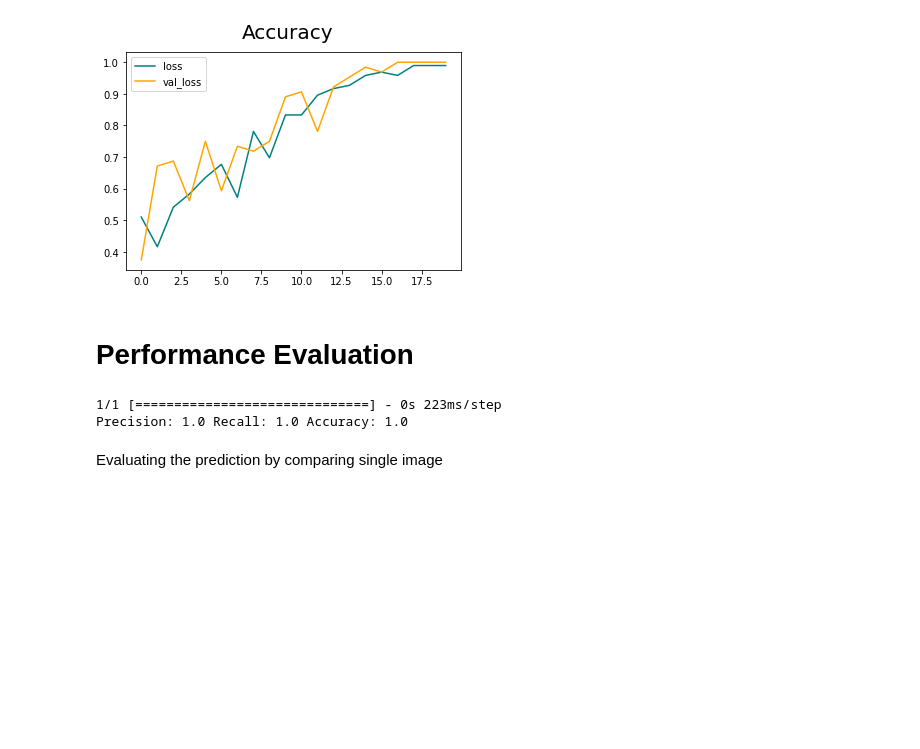
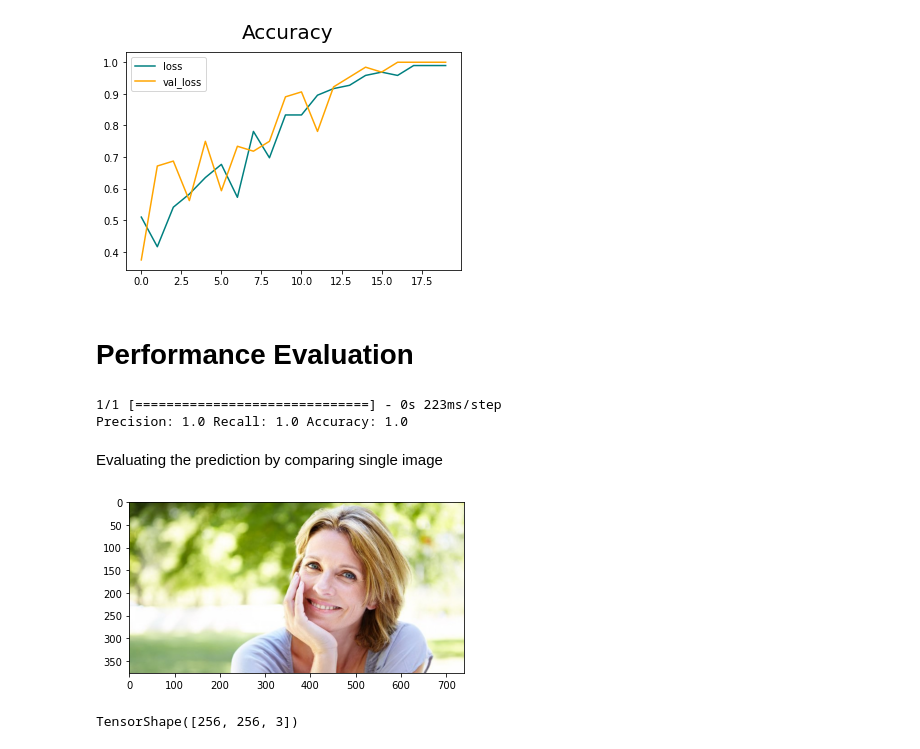
Before and after one commit to charann90/CNN-Image-Classifier, a Jupyter notebook: Image_Classifier.ipynb, the cells around one changed output. Drawn from its saved outputs; the diff is of its cells as text; code cells hidden in the pictures; blank space fills up the shorter version.

```diff
--- a/Image_Classifier.ipynb
+++ b/Image_Classifier.ipynb
@@ -357,3 +357,9 @@ print(f'Precision: {pre.result().numpy()}',f'Recall: {re.result().numpy()}',f'Ac
 Precision: 1.0 Recall: 1.0 Accuracy: 1.0
 # %% [markdown]
 Evaluating the prediction by comparing single image
+# %%
+img=cv2.imread(os.path.join('data','happy','happy-people2.jpg'))
+plt.imshow(cv2.cvtColor(img,cv2.COLOR_BGR2RGB))
+plt.show()
+# %% [output]
+[figure, added]
@@ -359,0 +368,4 @@ Evaluating the prediction by comparing single image
+# %%
+resize.shape
+# %% [output]
+TensorShape([256, 256, 3])
```
Also changed, not shown: parts of 15 cells of this notebook.
